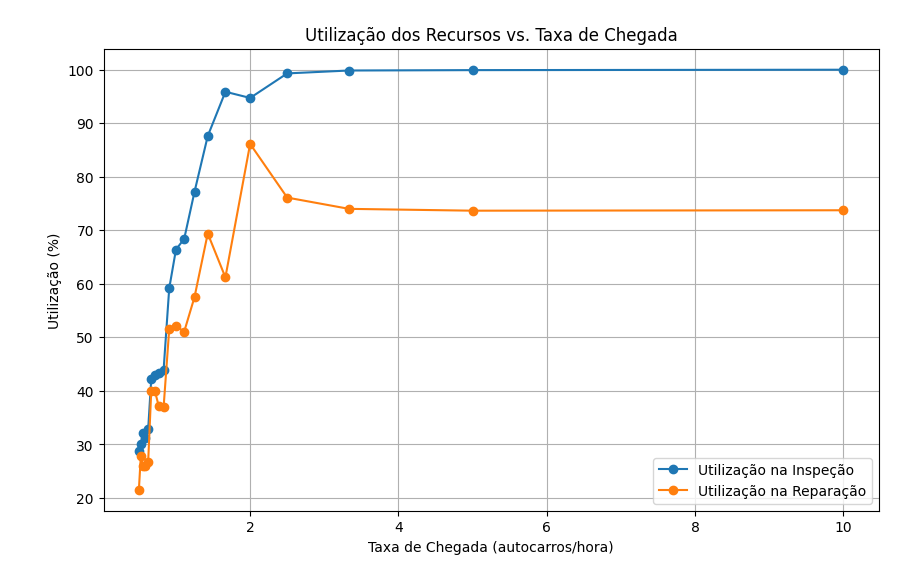
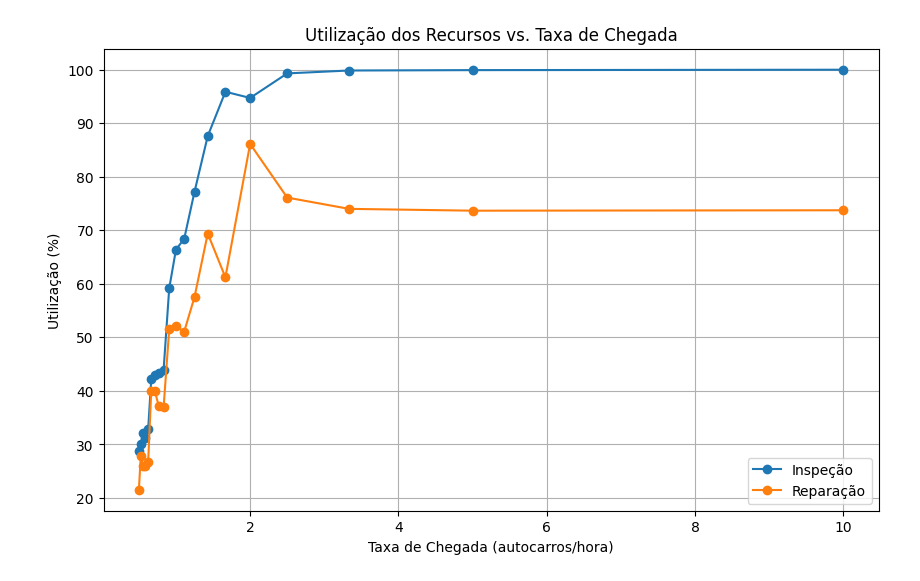
Before and after one commit to andreaoliveira9/Projeto-SO-1-Sim, a Jupyter notebook: src/exercise1_analysis.ipynb, the cells around one changed output. Drawn from its saved outputs; the diff is of its cells as text; code cells hidden in the pictures.

```diff
--- a/src/exercise1_analysis.ipynb
+++ b/src/exercise1_analysis.ipynb
@@ -339,13 +339,13 @@ plt.show()
 # %%
 # --- Gráfico 3: Utilização dos Recursos vs. Taxa de Chegada ---
 plt.figure(figsize=(10, 6))
-plt.plot(df_results['arrival_rate'], df_results['inspection_utilization'], marker='o', label="Utilização na Inspeção")
-plt.plot(df_results['arrival_rate'], df_results['repair_utilization'], marker='o', label="Utilização na Reparação")
+plt.plot(df_results['arrival_rate'], df_results['inspection_utilization'], marker='o', label="Inspeção")
+plt.plot(df_results['arrival_rate'], df_results['repair_utilization'], marker='o', label="Reparação")
 plt.xlabel("Taxa de Chegada (autocarros/hora)")
 plt.ylabel("Utilização (%)")
 plt.title("Utilização dos Recursos vs. Taxa de Chegada")
 plt.legend()
 plt.grid(True)
 plt.show()
 # %% [output]
-[figure, old version]
+[figure, new version]
```
Also changed, not shown: parts of 3 cells of this notebook.
